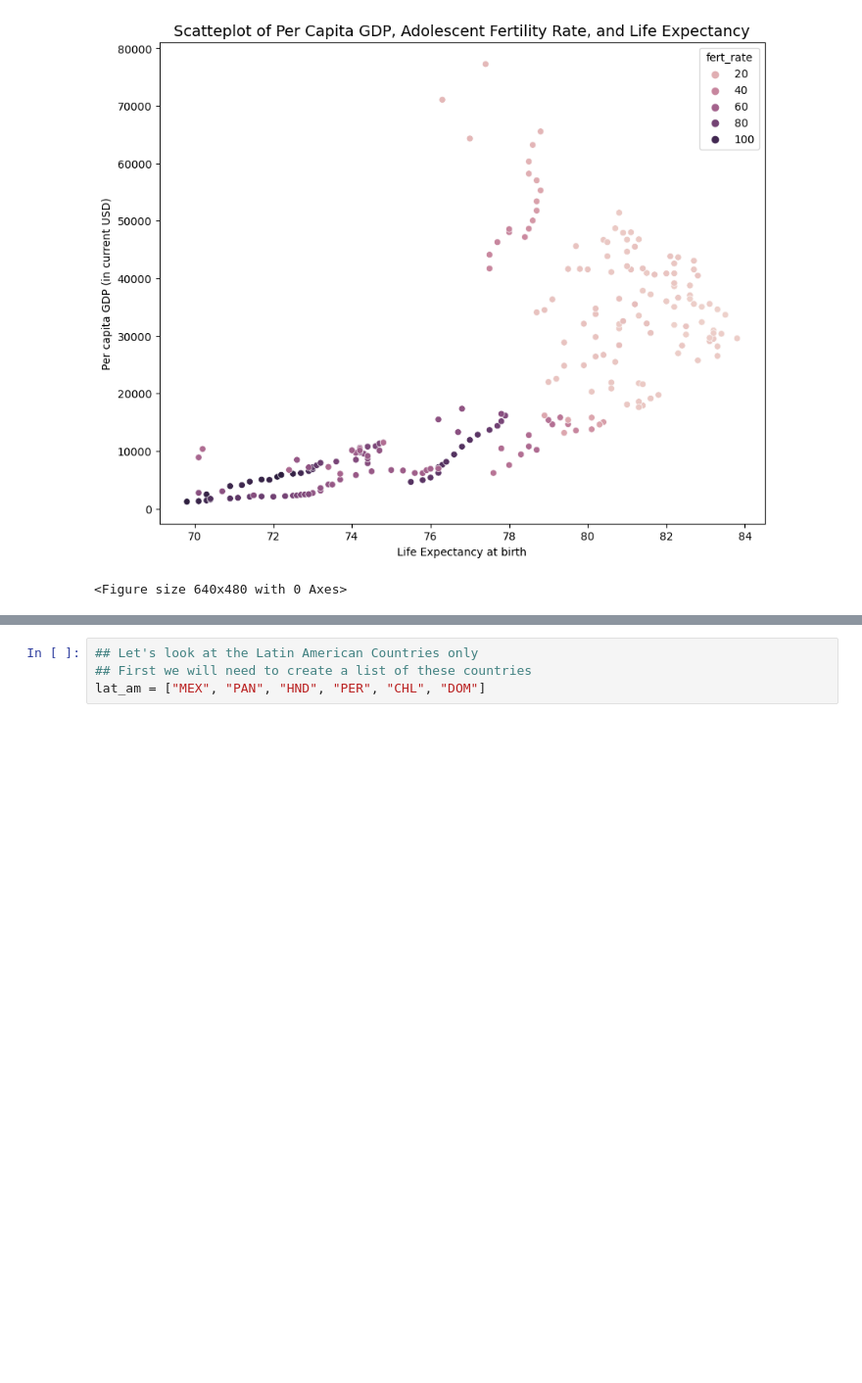
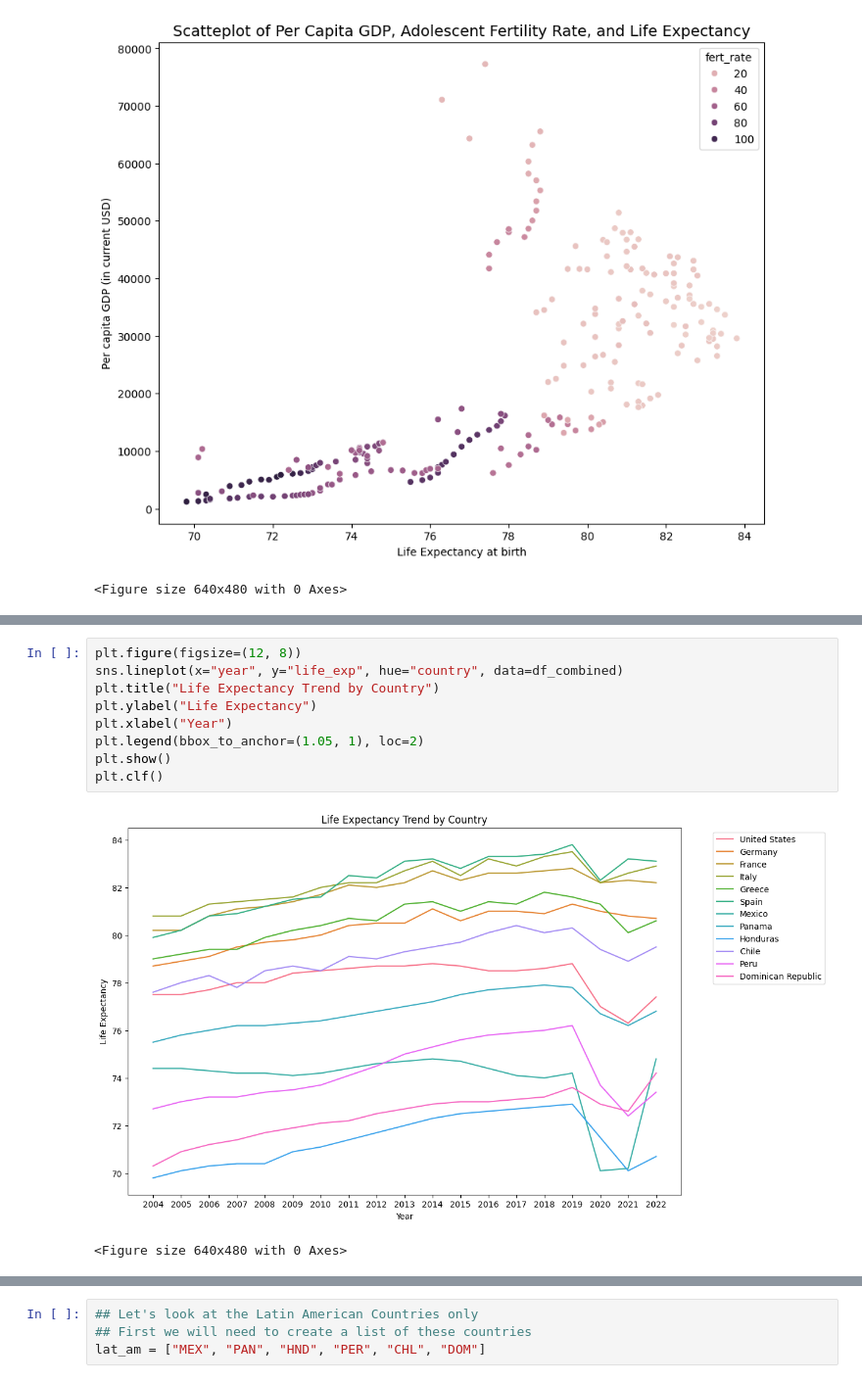
Before and after one commit to SRB75/GDP_LifeExpectancy_Fertility, a Jupyter notebook: life_expectancy_gdp.ipynb, the cells around one changed output, grey strips where cells are left out. Shown at 98% size. Cells and saved outputs as stored; diff of their text form; blank space fills up the shorter version.

```diff
--- a/life_expectancy_gdp.ipynb
+++ b/life_expectancy_gdp.ipynb
@@ -431 +378,13 @@ plt.clf()
 <Figure size 640x480 with 0 Axes>
+# %%
+plt.figure(figsize=(12, 8))
+sns.lineplot(x="year", y="life_exp", hue="country", data=df_combined)
+plt.title("Life Expectancy Trend by Country")
+plt.ylabel("Life Expectancy")
+plt.xlabel("Year")
+plt.legend(bbox_to_anchor=(1.05, 1), loc=2)
+plt.show()
+plt.clf()
+# %% [output]
+[figure, added]
+<Figure size 640x480 with 0 Axes>
```
Also changed, not shown: parts of 14 cells of this notebook.
